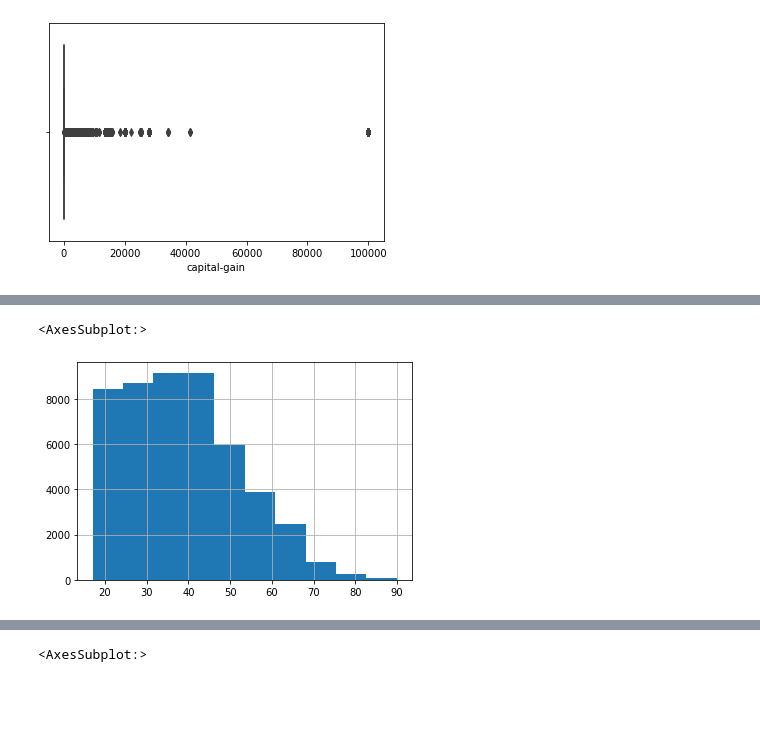
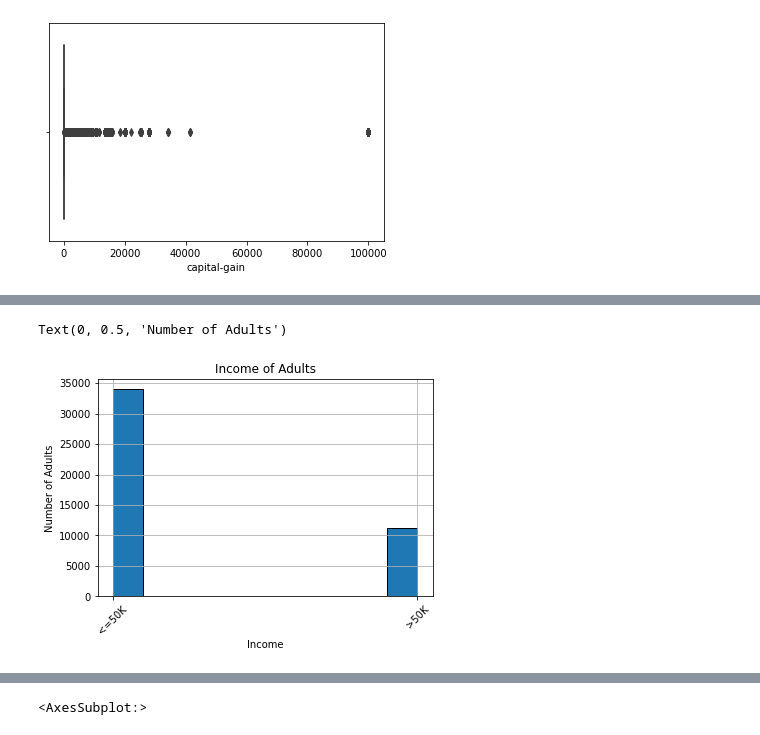
Before and after one commit to Ammon-Snell/Machine-Learning-Exercise, a Jupyter notebook: Adult_Income.ipynb, the cells around one changed output, grey strips where cells are left out. Saved outputs shown, nothing was run; the diff lists cells and outputs as text; code cells hidden in the pictures; blank space fills up the shorter version.

```diff
--- a/Adult_Income.ipynb
+++ b/Adult_Income.ipynb
@@ -92,3 +97,7 @@ Federal-gov          1432
 Without-pay            21
 Never-worked           10
 Name: workclass, dtype: int64
+# %%
+adult_df.drop(adult_df[(adult_df['workclass'] =='?')].index, inplace=True)
+
+adult_df['workclass'].value_counts()
@@ -142,3 +160,7 @@ Protective-serv       982
 Priv-house-serv       240
 Armed-Forces           15
 Name: occupation, dtype: int64
+# %%
+adult_df.drop(adult_df[(adult_df['occupation'] =='?')].index, inplace=True)
+
+adult_df['occupation'].value_counts()
@@ -189,0 +230,4 @@ Name: native-country, dtype: int64
+# %%
+adult_df.drop(adult_df[(adult_df['native-country'] =='?')].index, inplace=True)
+
+adult_df['native-country'].value_counts()
@@ -206,5 +265,9 @@ adult_df['income'].hist()
-# %%
-adult_df['age'].hist()
-# %% [output]
-<AxesSubplot:>
-[figure, removed]
+# %%
+ax = adult_df['income'].hist(edgecolor = 'black')
+ax.tick_params(axis='x', rotation = 45)
+ax.set_title('Income of Adults')
+ax.set_xlabel('Income')
+ax.set_ylabel('Number of Adults')
+# %% [output]
+Text(0, 0.5, 'Number of Adults')
+[figure, added]
```
Also changed, not shown: parts of 35 cells of this notebook.
